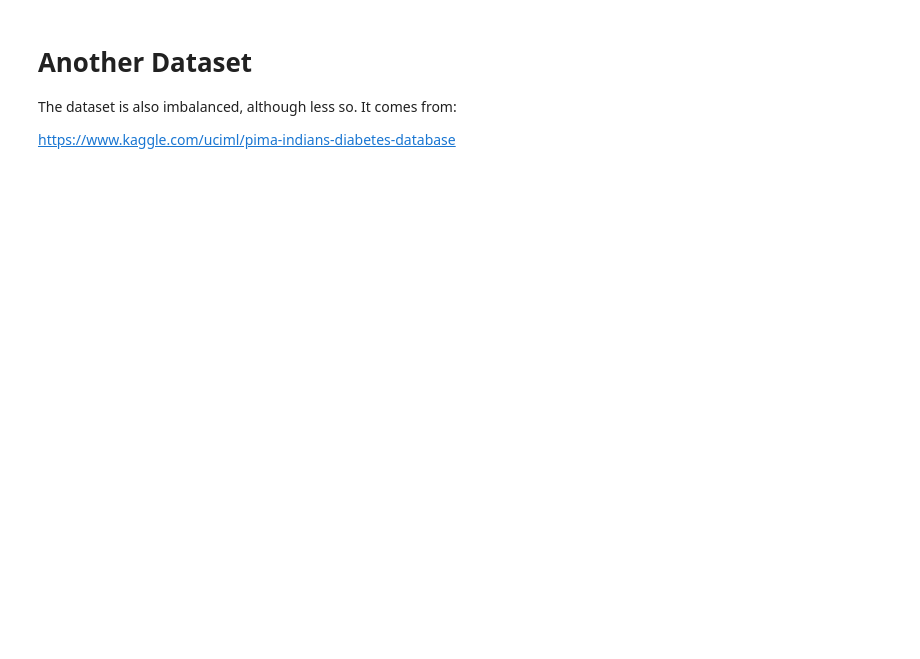
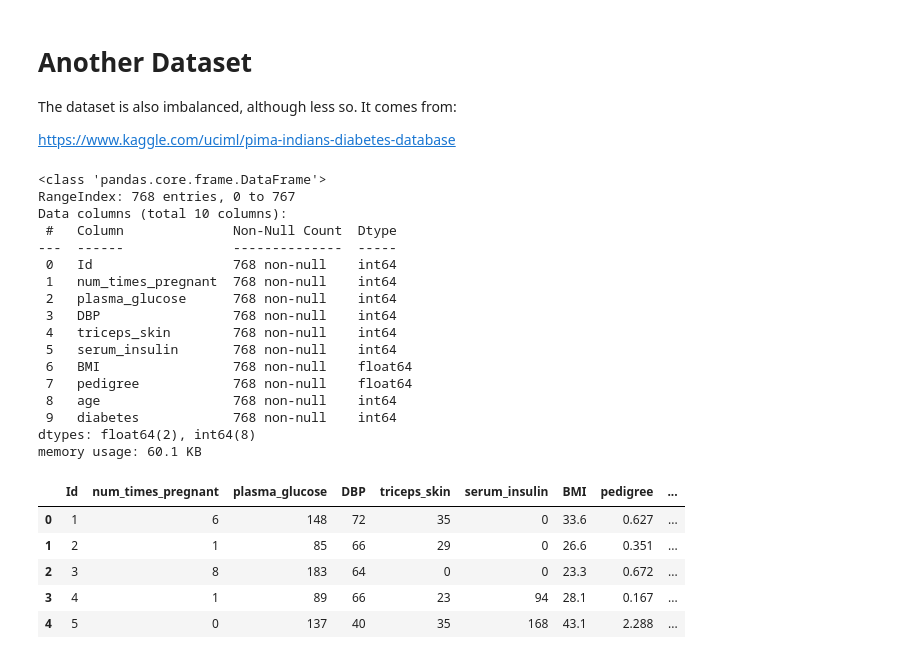
Before and after one commit to stepthom/869_course, a Jupyter notebook: imbalance/slides_imbalance.ipynb, the cells around one changed output. Drawn from its saved outputs; the diff is of its cells as text; code cells hidden in the pictures; blank space fills up the shorter version.

```diff
--- a/imbalance/slides_imbalance.ipynb
+++ b/imbalance/slides_imbalance.ipynb
@@ -247,13 +330,37 @@ The dataset is also imbalanced, although less so. It comes from:
 
 https://www.kaggle.com/uciml/pima-indians-diabetes-database
 # %%
-df_d = pd.read_csv('data/diabetes_orig.csv')
+df_d = pd.read_csv('https://raw.githubusercontent.com/stepthom/869_course/main/data/diabetes_orig.csv')
 df_d.info()
 df_d.head()
 
 X = df_d.drop(['Id', 'diabetes'], axis=1)
 y = df_d['diabetes']
 X_train, X_test, y_train, y_test = train_test_split(X, y, test_size=0.2, stratify=y, random_state=44)
+# %% [output]
+<class 'pandas.core.frame.DataFrame'>
+RangeIndex: 768 entries, 0 to 767
+Data columns (total 10 columns):
+ #   Column              Non-Null Count  Dtype
+---  ------              --------------  -----
+ 0   Id                  768 non-null    int64
+ 1   num_times_pregnant  768 non-null    int64
+ 2   plasma_glucose      768 non-null    int64
+ 3   DBP                 768 non-null    int64
+ 4   triceps_skin        768 non-null    int64
+ 5   serum_insulin       768 non-null    int64
+ 6   BMI                 768 non-null    float64
+ 7   pedigree            768 non-null    float64
+ 8   age                 768 non-null    int64
+ 9   diabetes            768 non-null    int64
+dtypes: float64(2), int64(8)
+memory usage: 60.1 KB
+|  | Id | num_times_pregnant | plasma_glucose | DBP | triceps_skin | serum_insulin | BMI | pedigree | ... |
+| 0 | 1 | 6 | 148 | 72 | 35 | 0 | 33.6 | 0.627 | ... |
+| 1 | 2 | 1 | 85 | 66 | 29 | 0 | 26.6 | 0.351 | ... |
+| 2 | 3 | 8 | 183 | 64 | 0 | 0 | 23.3 | 0.672 | ... |
+| 3 | 4 | 1 | 89 | 66 | 23 | 94 | 28.1 | 0.167 | ... |
+| 4 | 5 | 0 | 137 | 40 | 35 | 168 | 43.1 | 2.288 | ... |
 # %%
 y_train.value_counts()
 y_test.value_counts()
```
Also changed, not shown: parts of 23 cells of this notebook.
